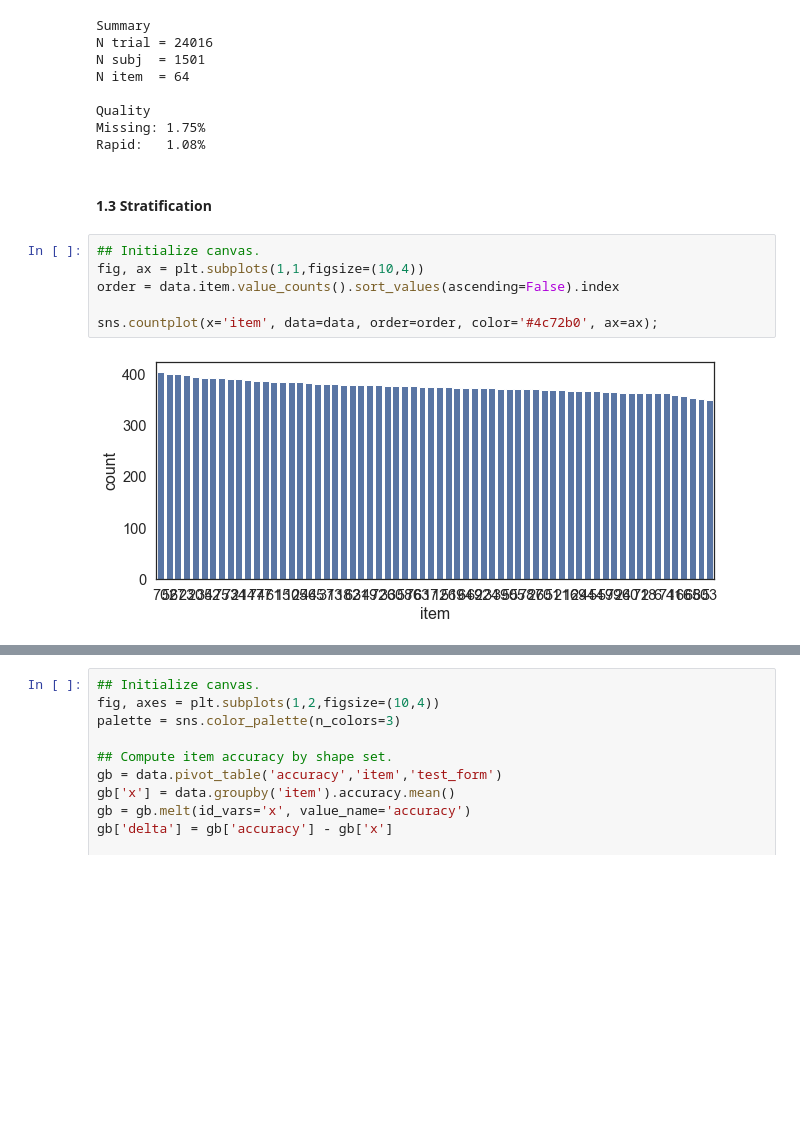
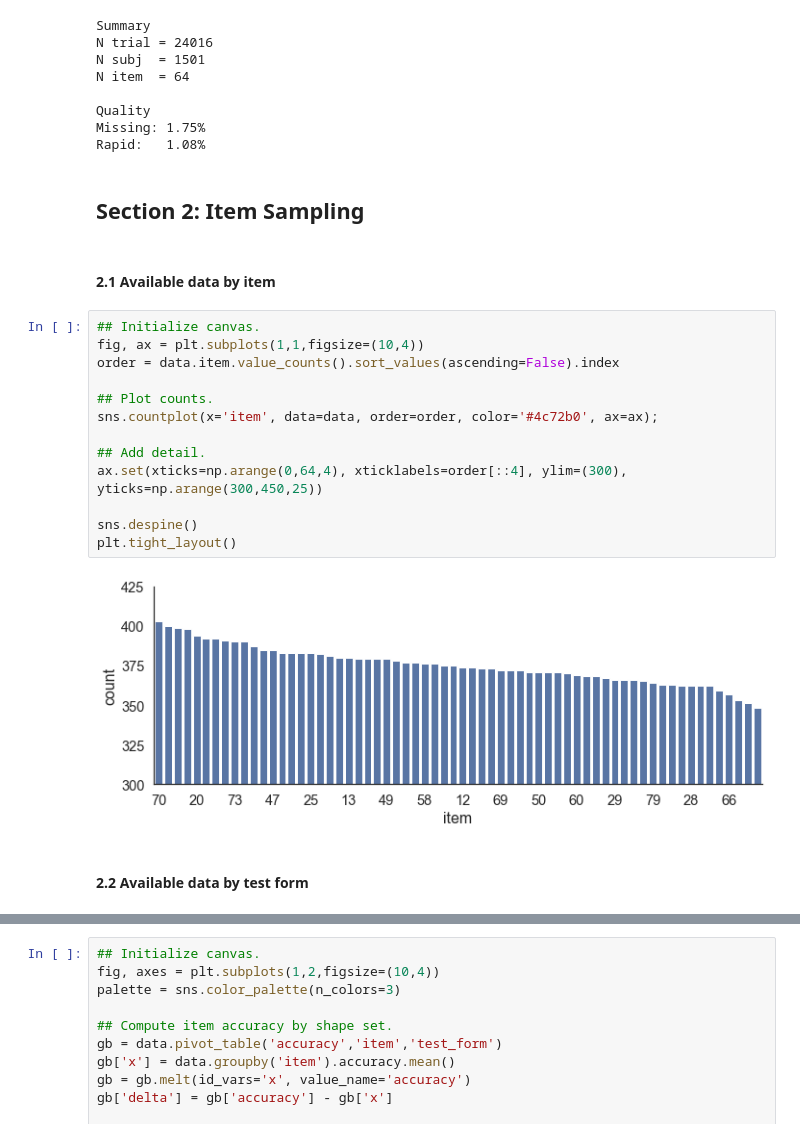
Before and after one commit to ndawlab/mars-irt, a Jupyter notebook: 03_Calibration/02_Descriptive.ipynb, the cells around one changed output, grey strips where cells are left out. Cells and saved outputs as stored; diff of their text form; blank space fills up the shorter version.

Commit message:
updated plots

```diff
--- a/03_Calibration/02_Descriptive.ipynb
+++ b/03_Calibration/02_Descriptive.ipynb
@@ -46,16 +46,27 @@ N item  = 64
 Quality
 Missing: 1.75%
 Rapid:   1.08%
+# %% [markdown]
+## Section 2: Item Sampling
 # %% [markdown]
-#### 1.3 Stratification
+#### 2.1 Available data by item
 # %%
 ## Initialize canvas.
 fig, ax = plt.subplots(1,1,figsize=(10,4))
 order = data.item.value_counts().sort_values(ascending=False).index
 
+## Plot counts.
 sns.countplot(x='item', data=data, order=order, color='#4c72b0', ax=ax);
+
+## Add detail.
+ax.set(xticks=np.arange(0,64,4), xticklabels=order[::4], ylim=(300), yticks=np.arange(300,450,25))
+
+sns.despine()
+plt.tight_layout()
 # %% [output]
-[figure, old version]
+[figure, new version]
+# %% [markdown]
+#### 2.2 Available data by test form
 # %%
 ## Initialize canvas.
 fig, ax = plt.subplots(1,1,figsize=(8,4))
```
Also changed, not shown: parts of 30 cells of this notebook.
